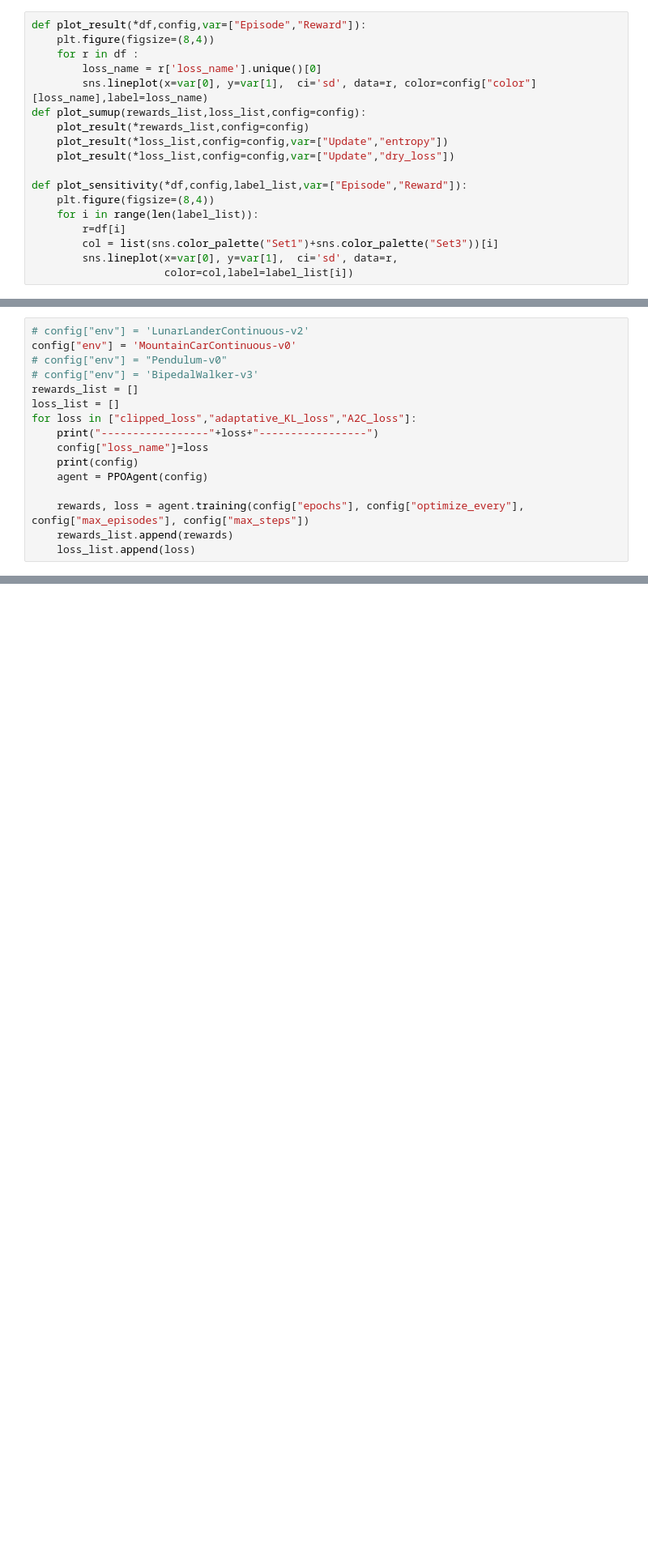
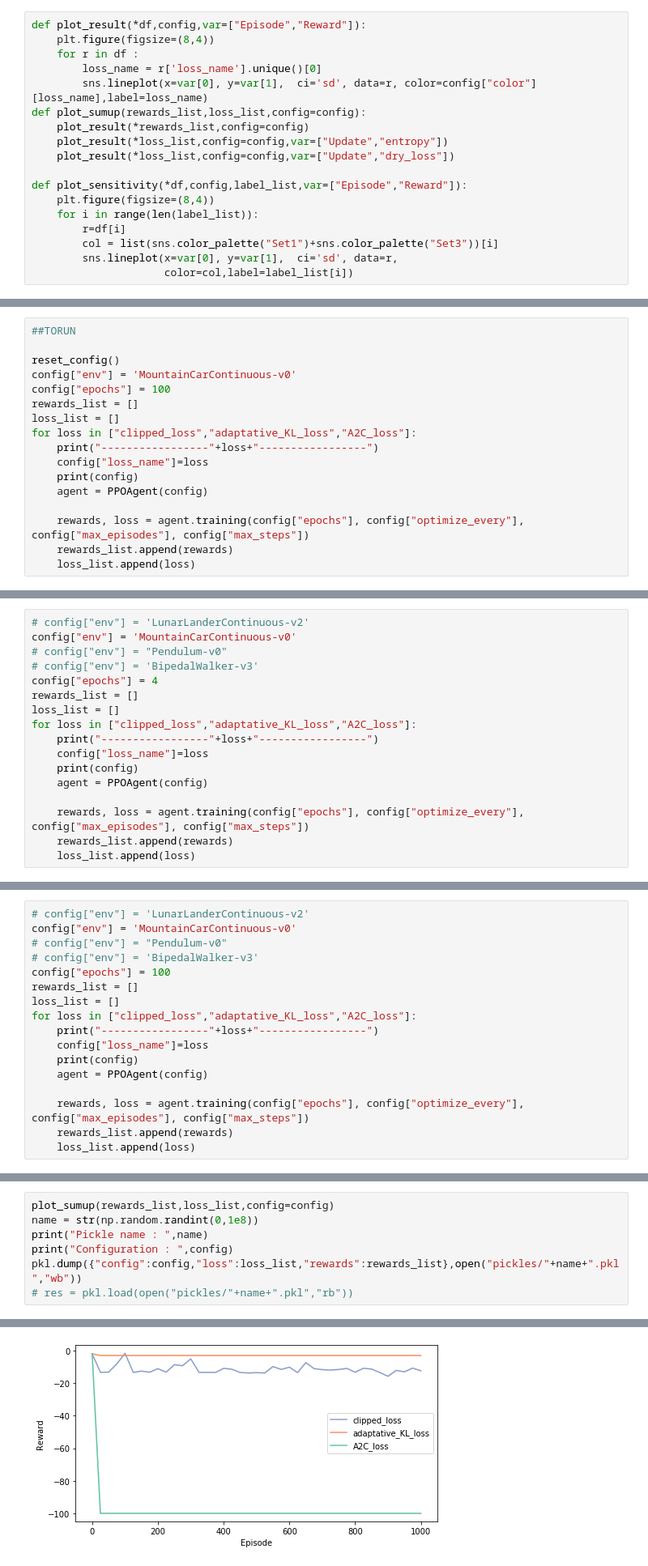
Before and after one commit to DimSum2k/RL-PPO, a Jupyter notebook: PPO_A2C.ipynb, the cells around one changed output, grey strips where cells are left out. Shown at 81% size. Drawn from its saved outputs; the diff is of its cells as text; blank space fills up the shorter version.

Commit message:
update continuous version

```diff
--- a/PPO_A2C.ipynb
+++ b/PPO_A2C.ipynb
@@ -714,0 +690,17 @@ class PPOAgent:
+# %%
+##TORUN
+
+reset_config()
+config["env"] = 'MountainCarContinuous-v0'
+config["epochs"] = 100
+rewards_list = []
+loss_list = []
+for loss in ["clipped_loss","adaptative_KL_loss","A2C_loss"]:
+    print("-----------------"+loss+"-----------------")
+    config["loss_name"]=loss
+    print(config)
+    agent = PPOAgent(config)
+
+    rewards, loss = agent.training(config["epochs"], config["optimize_every"], config["max_episodes"], config["max_steps"])
+    rewards_list.append(rewards)
+    loss_list.append(loss)
@@ -717,6 +713,7 @@ class PPOAgent:
 config["env"] = 'MountainCarContinuous-v0'
 # config["env"] = "Pendulum-v0"
 # config["env"] = 'BipedalWalker-v3'
+config["epochs"] = 4
 rewards_list = []
 loss_list = []
 for loss in ["clipped_loss","adaptative_KL_loss","A2C_loss"]:
@@ -745,0 +780,17 @@ pkl.dump({"config":config,"loss":loss_list,"rewards":rewards_list},open("pickles
+# %%
+# config["env"] = 'LunarLanderContinuous-v2'
+config["env"] = 'MountainCarContinuous-v0'
+# config["env"] = "Pendulum-v0"
+# config["env"] = 'BipedalWalker-v3'
+config["epochs"] = 100
+rewards_list = []
+loss_list = []
+for loss in ["clipped_loss","adaptative_KL_loss","A2C_loss"]:
+    print("-----------------"+loss+"-----------------")
+    config["loss_name"]=loss
+    print(config)
+    agent = PPOAgent(config)
+
+    rewards, loss = agent.training(config["epochs"], config["optimize_every"], config["max_episodes"], config["max_steps"])
+    rewards_list.append(rewards)
+    loss_list.append(loss)
@@ -745,0 +837,8 @@ pkl.dump({"config":config,"loss":loss_list,"rewards":rewards_list},open("pickles
+# %%
+plot_sumup(rewards_list,loss_list,config=config)
+name = str(np.random.randint(0,1e8))
+print("Pickle name : ",name)
+print("Configuration : ",config)
+pkl.dump({"config":config,"loss":loss_list,"rewards":rewards_list},open("pickles/"+name+".pkl","wb"))
+# res = pkl.load(open("pickles/"+name+".pkl","rb"))
+# %% [output]
@@ -745,0 +847 @@ pkl.dump({"config":config,"loss":loss_list,"rewards":rewards_list},open("pickles
+[figure, added]
```
Also changed, not shown: parts of 22 cells of this notebook, 1 other file.
